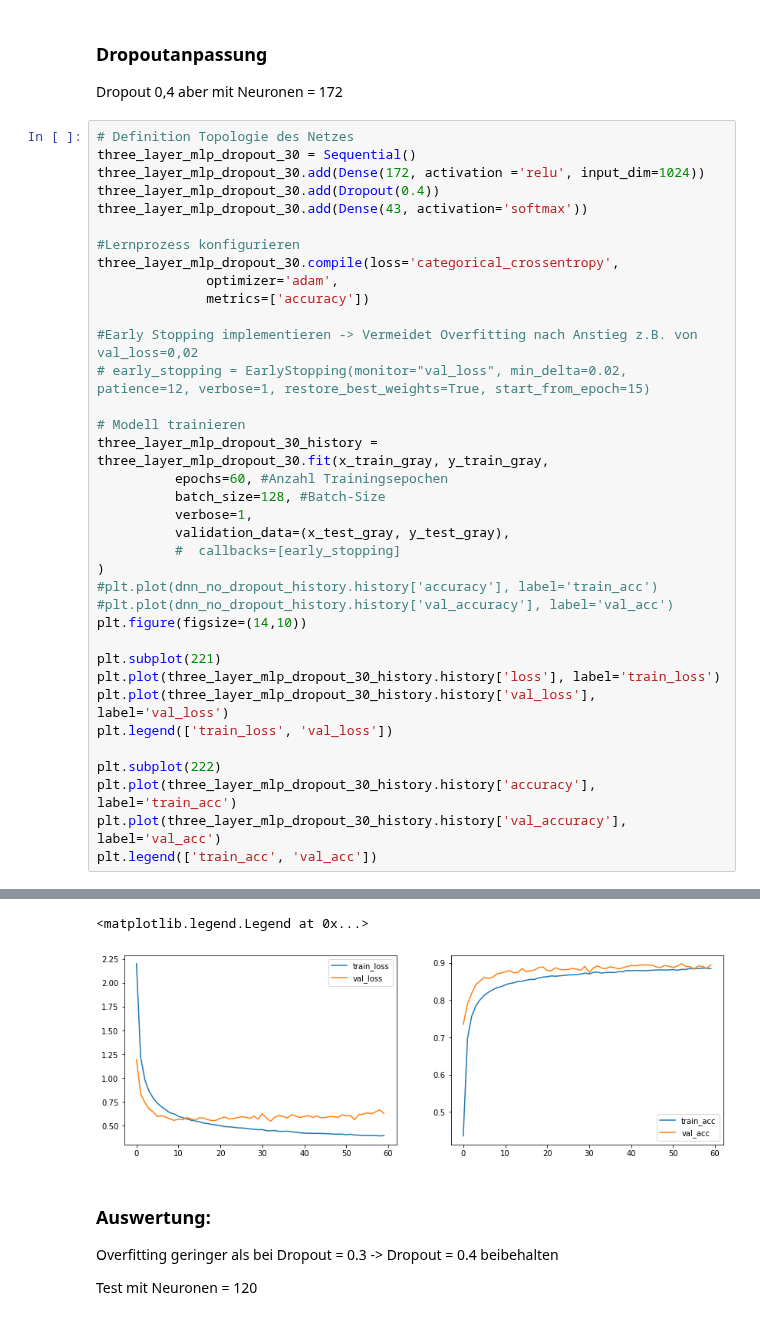
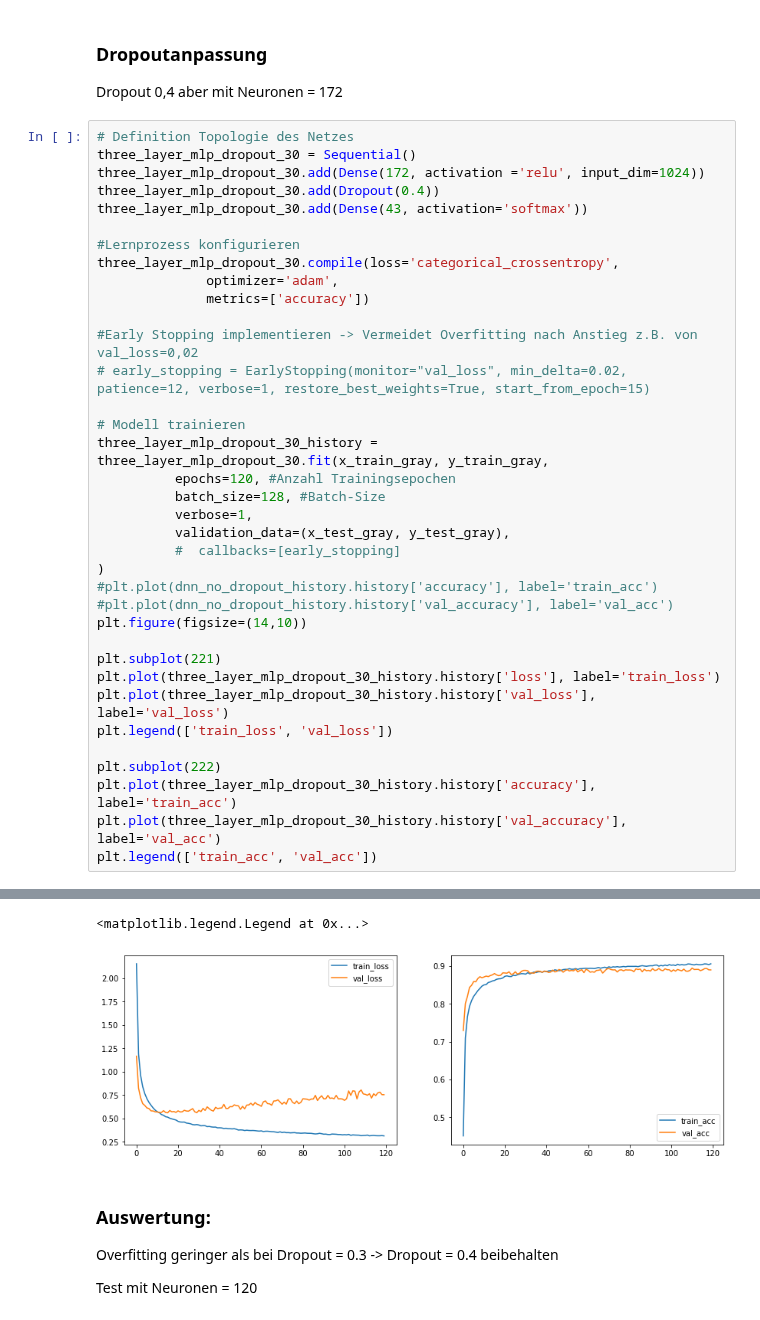
Before and after one commit to nmaaiken/neuro_modularbeit, a Jupyter notebook: 1_Hidden_Layer.ipynb, the cells around one changed output, grey strips where cells are left out. Drawn from its saved outputs; the diff is of its cells as text.

```diff
--- a/1_Hidden_Layer.ipynb
+++ b/1_Hidden_Layer.ipynb
@@ -594,7 +592,7 @@ three_layer_mlp_dropout_30.compile(loss='categorical_crossentropy',
 
 # Modell trainieren
 three_layer_mlp_dropout_30_history = three_layer_mlp_dropout_30.fit(x_train_gray, y_train_gray,
-          epochs=60, #Anzahl Trainingsepochen
+          epochs=120, #Anzahl Trainingsepochen
           batch_size=128, #Batch-Size
           verbose=1,
           validation_data=(x_test_gray, y_test_gray),
@@ -634,5 +632,5 @@ Epoch 60/60
 <matplotlib.legend.Legend at 0x...>
-[figure, old version]
+[figure, new version]
 # %% [markdown]
 ### Auswertung:
 
```
Also changed, not shown: parts of 10 cells of this notebook, 1 other file.
